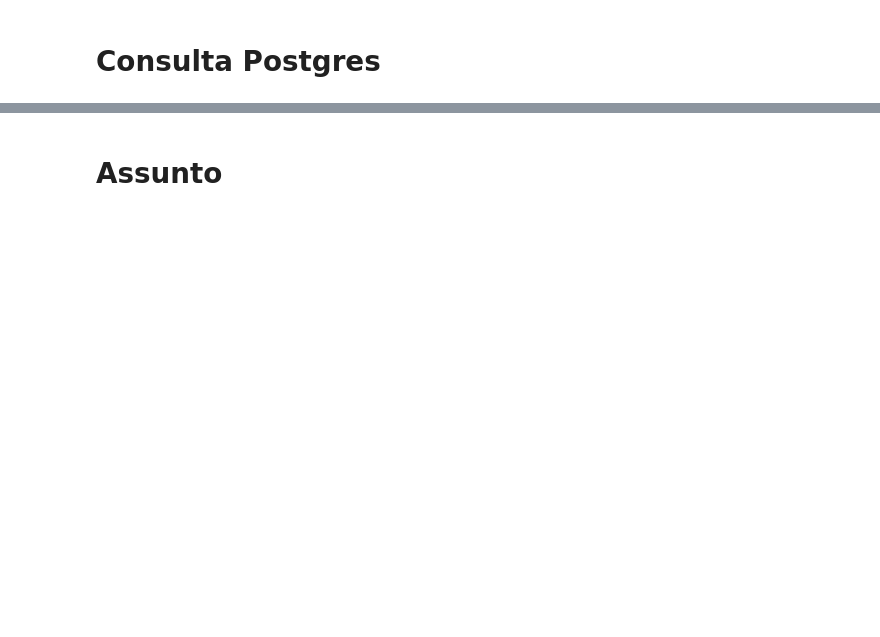
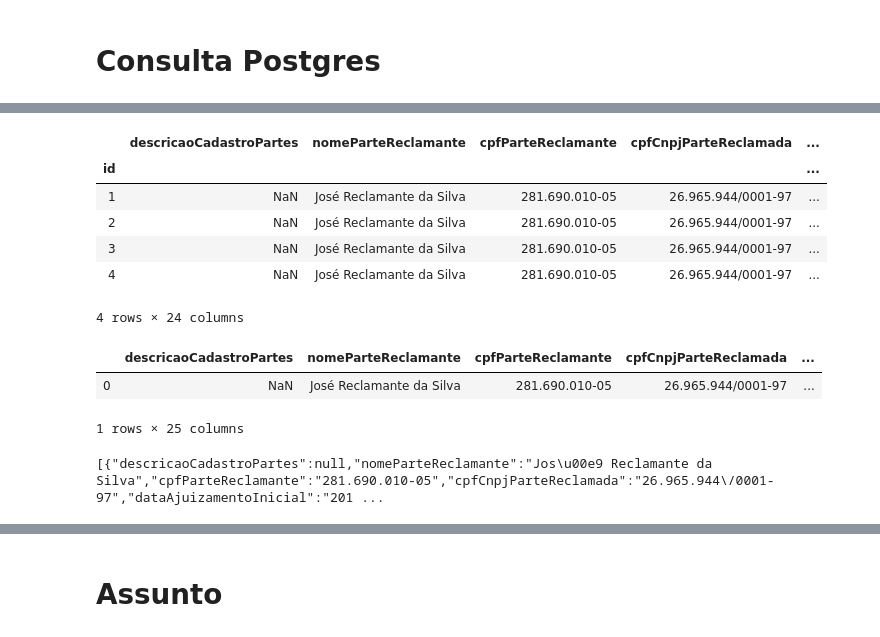
Before and after one commit to jhcruvinel/hackathon_backend, a Jupyter notebook: Similaridade.ipynb, the cells around one changed output, grey strips where cells are left out. Cells and saved outputs as stored; diff of their text form; code cells hidden in the pictures; blank space fills up the shorter version.

```diff
--- a/Similaridade.ipynb
+++ b/Similaridade.ipynb
@@ -16,5 +31,5 @@ import pandas as pd
 # %%
-df = pd.read_csv('banco.csv', index_col=0)
+df = pd.read_csv('banco.csv')
 # %%
 print(df['id'].max()+1)
 # %% [output]
@@ -21,0 +46,10 @@ KeyError: 'id'
+# %%
+df.set_index('id')
+# %% [output]
+|  | descricaoCadastroPartes | nomeParteReclamante | cpfParteReclamante | cpfCnpjParteReclamada | ... |
+| id |  |  |  |  | ... |
+| 1 | NaN | José Reclamante da Silva | 281.690.010-05 | 26.965.944/0001-97 | ... |
+| 2 | NaN | José Reclamante da Silva | 281.690.010-05 | 26.965.944/0001-97 | ... |
+| 3 | NaN | José Reclamante da Silva | 281.690.010-05 | 26.965.944/0001-97 | ... |
+| 4 | NaN | José Reclamante da Silva | 281.690.010-05 | 26.965.944/0001-97 | ... |
+4 rows × 24 columns
@@ -21,0 +61,10 @@ KeyError: 'id'
+# %%
+df_processo.head()
+# %% [output]
+|  | descricaoCadastroPartes | nomeParteReclamante | cpfParteReclamante | cpfCnpjParteReclamada | ... |
+| 0 | NaN | José Reclamante da Silva | 281.690.010-05 | 26.965.944/0001-97 | ... |
+1 rows × 25 columns
+# %%
+print(df_processo.to_json(orient='records'))
+# %% [output]
+[{"descricaoCadastroPartes":null,"nomeParteReclamante":"Jos\u00e9 Reclamante da Silva","cpfParteReclamante":"281.690.010-05","cpfCnpjParteReclamada":"26.965.944\/0001-97","dataAjuizamentoInicial":"201 ...
```
Also changed, not shown: parts of 20 cells of this notebook, 2 other files.
